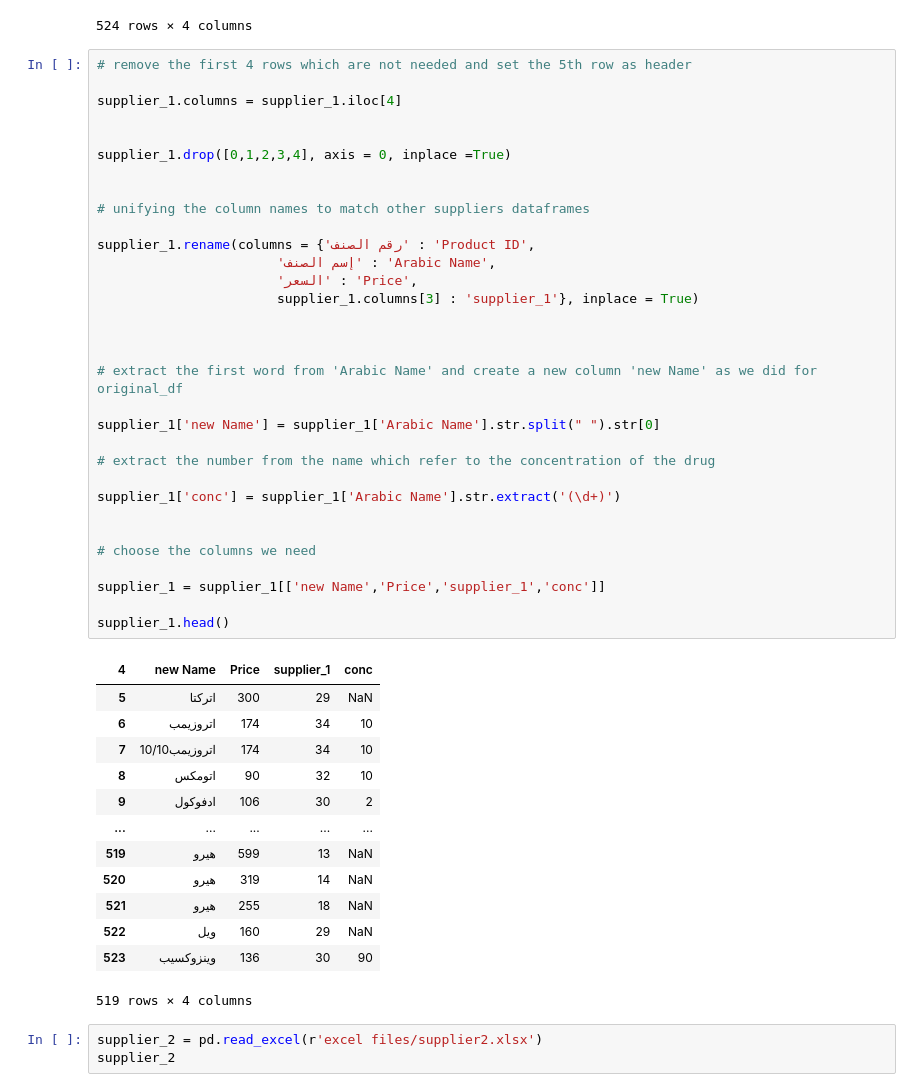
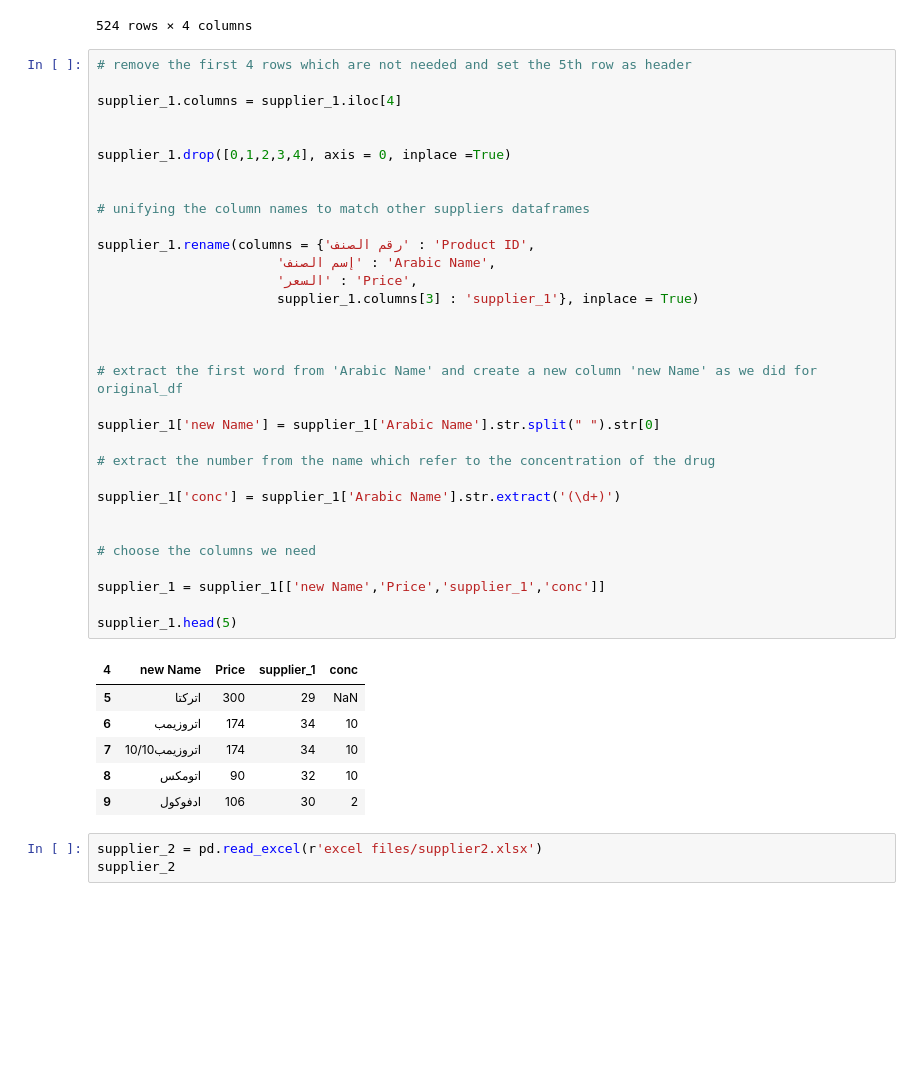
Before and after one commit to MohamadSafwat/Discount-Percentage, a Jupyter notebook: Discount Comparison.ipynb, the cells around one changed output. Cells and saved outputs as stored; diff of their text form; blank space fills up the shorter version.

```diff
--- a/Discount Comparison.ipynb
+++ b/Discount Comparison.ipynb
@@ -63,41 +56,34 @@ supplier_1.drop([0,1,2,3,4], axis = 0, inplace =True)
 
 # unifying the column names to match other suppliers dataframes
 
 supplier_1.rename(columns = {'رقم الصنف' : 'Product ID',
                        'إسم الصنف' : 'Arabic Name',
                        'السعر' : 'Price',
                        supplier_1.columns[3] : 'supplier_1'}, inplace = True)
 
 
 
 # extract the first word from 'Arabic Name' and create a new column 'new Name' as we did for original_df
 
 supplier_1['new Name'] = supplier_1['Arabic Name'].str.split(" ").str[0]
 
 # extract the number from the name which refer to the concentration of the drug
 
 supplier_1['conc'] = supplier_1['Arabic Name'].str.extract('(\d+)')
 
 
 # choose the columns we need
 
 supplier_1 = supplier_1[['new Name','Price','supplier_1','conc']]
 
-supplier_1.head()
+supplier_1.head(5)
 # %% [output]
 | 4 | new Name | Price | supplier_1 | conc |
 | 5 | اتركتا | 300 | 29 | NaN |
 | 6 | اتروزيمب | 174 | 34 | 10 |
 | 7 | اتروزيمب10/10 | 174 | 34 | 10 |
 | 8 | اتومكس | 90 | 32 | 10 |
 | 9 | ادفوكول | 106 | 30 | 2 |
-| ... | ... | ... | ... | ... |
-| 519 | هيرو | 599 | 13 | NaN |
-| 520 | هيرو | 319 | 14 | NaN |
-| 521 | هيرو | 255 | 18 | NaN |
-| 522 | ويل | 160 | 29 | NaN |
-| 523 | وينزوكسيب | 136 | 30 | 90 |
-519 rows × 4 columns
 # %%
 supplier_2 = pd.read_excel(r'excel files/supplier2.xlsx')
 supplier_2
```
Also changed, not shown: parts of 13 cells of this notebook.
